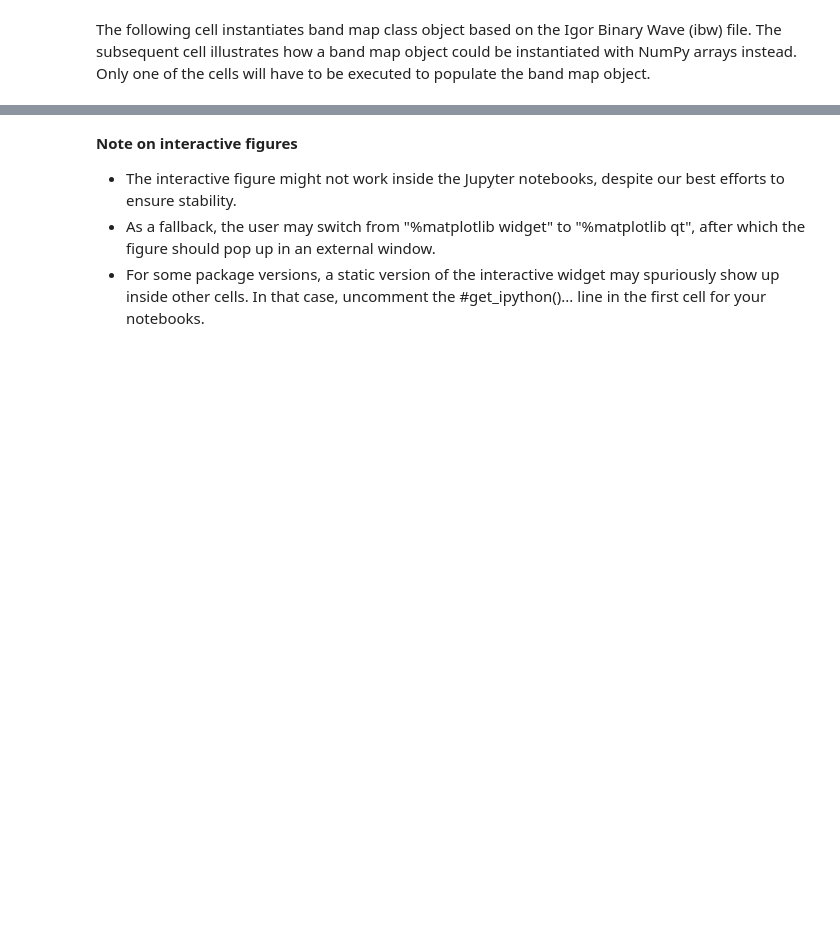
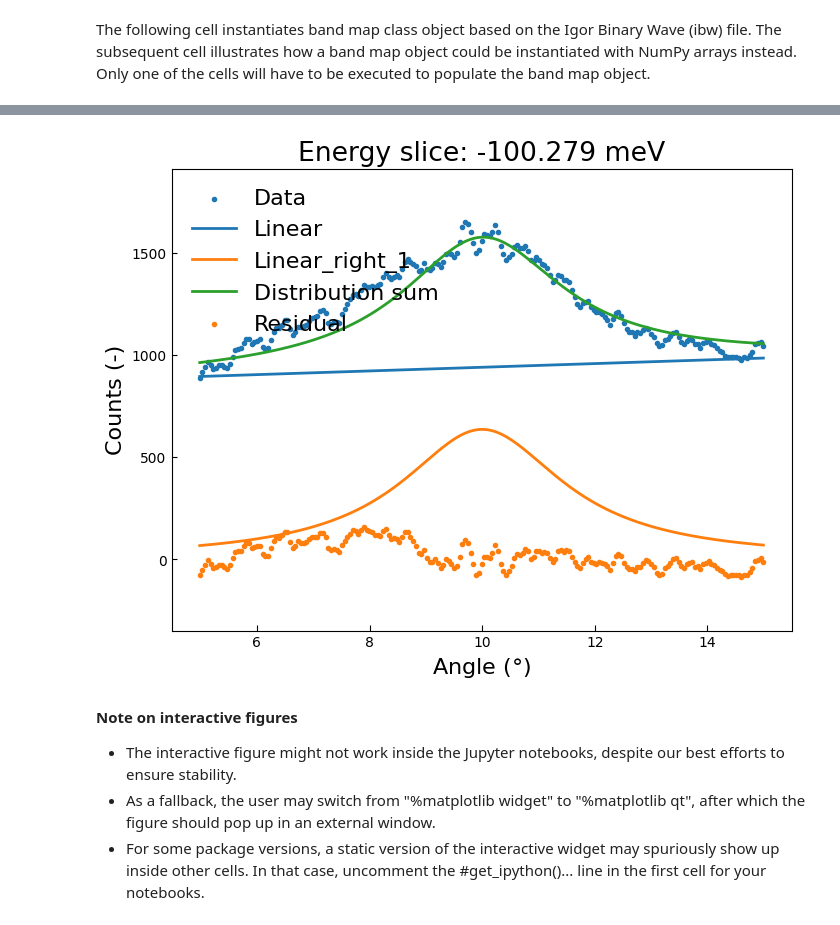
Before and after one commit to masaharutennis/xARPES, a Jupyter notebook: doc/notebooks/csro.ipynb, the cells around one changed output, grey strips where cells are left out. Cells and saved outputs as stored; diff of their text form; code cells hidden in the pictures; blank space fills up the shorter version.

```diff
--- a/doc/notebooks/csro.ipynb
+++ b/doc/notebooks/csro.ipynb
@@ -94,24 +100,26 @@ print('The optimised hnu - Phi=' + f'{bmap.hnuminPhi:.4f}' + ' +/- '
 # %%
 %matplotlib inline
 
-angle_min = 0
-angle_max = 1e6
+angle_min = 5
+angle_max = 15
 
-energy_range = [-0.25, 0.01]
-energy_value = 0
+energy_range = [-0.2, 0.01]
+energy_value = -0.1
 
 mdcs = xarpes.MDCs(*bmap.mdc_set(angle_min, angle_max, energy_range=energy_range))
 
 guess_dists = xarpes.CreateDistributions([
-xarpes.Linear(offset=3.0e3, slope=-100),
-xarpes.SpectralLinear(amplitude=420, peak=7.3, broadening=0.012,
-                      name='Linear_test', index='1')
+xarpes.Linear(offset=8.5e2, slope=9),
+xarpes.SpectralLinear(amplitude=60, peak=10, broadening=0.03,
+                      name='Linear_right', index='1')
 ])
 
 fig = plt.figure(figsize=(8, 6))
 ax = fig.gca()
 
 fig = mdcs.visualize_guess(distributions=guess_dists, energy_value=energy_value, ax=ax)
+# %% [output]
+[figure, added]
 # %% [markdown]
 **Note on interactive figures**
 - The interactive figure might not work inside the Jupyter notebooks, despite our best efforts to ensure stability.
```
Also changed, not shown: parts of 13 cells of this notebook, 9 other files.
